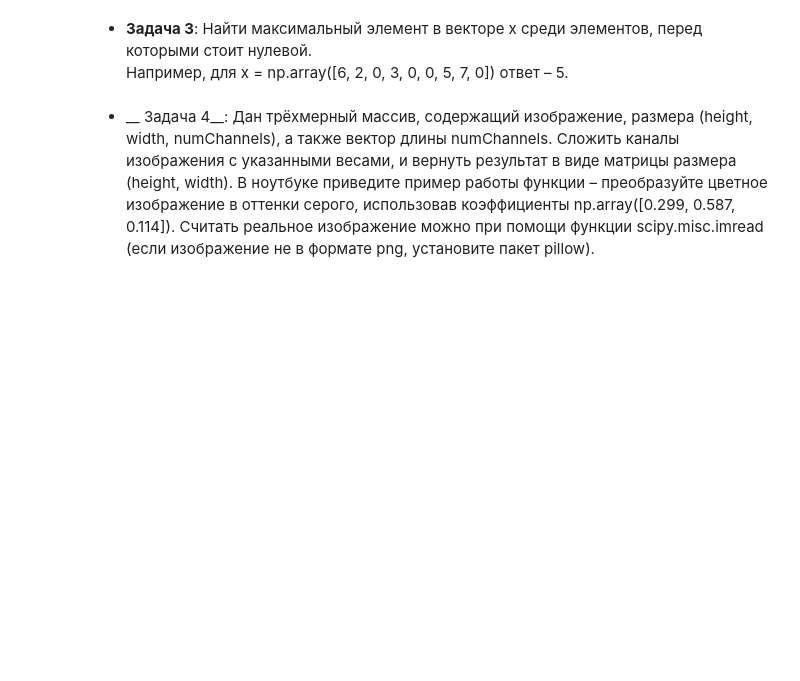
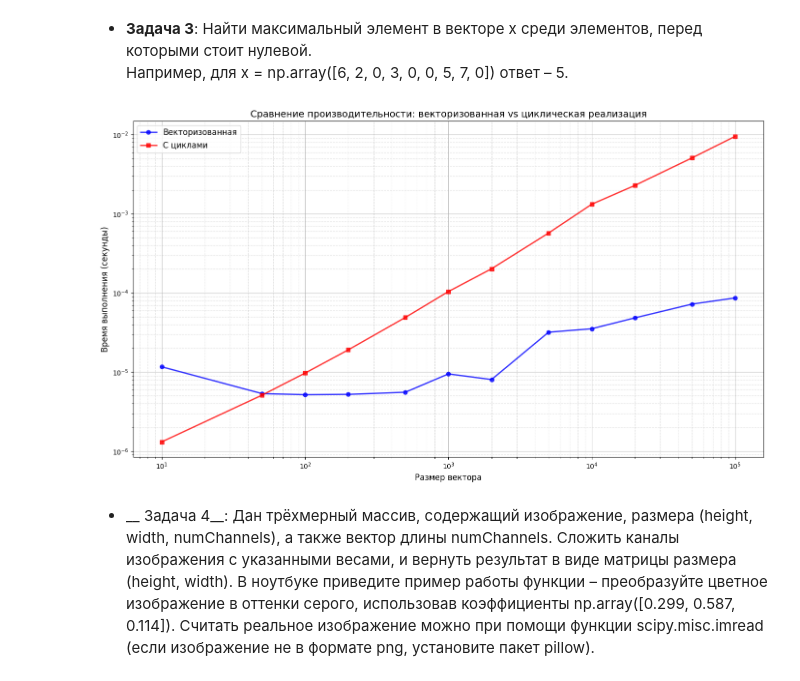
Before and after one commit to nordcross/V-ml-11--, a Jupyter notebook: task1_numpy_practive.ipynb, the cells around one changed output. Cells and saved outputs as stored; diff of their text form; code cells hidden in the pictures; blank space fills up the shorter version.

```diff
--- a/task1_numpy_practive.ipynb
+++ b/task1_numpy_practive.ipynb
@@ -273,3 +271,94 @@ plt.show()
+# %%
+def max_after_zero(x):
+    n = x.size()
+    mx = 0
+    flag = 0
+    for i in range(1,n):
+        if (x[i - 1] == 0 and flag == 0):
+            mx = x[i]
+        if(x[i - 1] == 0 and mx < x[i]):
+            mx = x[i]
+    return mx
+# %%
+def max_after_zero_vector(x):
+    mask = np.append([False], x[:-1] == 0)
+    elements = x[mask]
+    if elements.size > 0:
+        max_element = np.max(elements)
+    else:
+        max_element = None
+    return max_element
+# %%
+import numpy as np
+import matplotlib.pyplot as plt
+import time
+
+def max_after_zero(x):
+    n = x.size
+    mx = None
+    for i in range(1, n):
+        if x[i - 1] == 0:
+            if mx is None:
+                mx = x[i]
+            elif x[i] > mx:
+                mx = x[i]
+    return mx
+
+def max_after_zero_vector(x):
+    mask = np.append([False], x[:-1] == 0)
+    elements = x[mask]
+    if elements.size > 0:
+        max_element = np.max(elements)
+    else:
+        max_element = None
+    return max_element
+
+
+def measure_time(func, x, repetitions=10):
+    start_time = time.time()
+    for _ in range(repetitions):
+        result = func(x)
+    end_time = time.time()
+    return (end_time - start_time) / repetitions, result
+
+sizes = [10, 50, 100, 200, 500, 1000, 2000, 5000, 10000, 20000, 50000, 100000]
+times_vectorized = []
+times_cyclic = []
+
+
+for size in sizes:
+    x = np.random.randint(-size//2, size//2, size)
+    zero_indices = np.random.choice(size, size=min(size//10, 1000), replace=False)
+    x[zero_indices] = 0
+    time_vec, result_vec = measure_time(max_after_zero_vector, x)
+    times_vectorized.append(time_vec)
+    time_cyc, result_cyc = measure_time(max_after_zero, x)
+    times_cyclic.append(time_cyc)
+
+
+plt.figure(figsize=(14, 8))
+
+plt.plot(sizes, times_vectorized, 'o-', label='Векторизованная', linewidth=2, markersize=6, alpha=0.8, color='blue')
+plt.plot(sizes, times_cyclic, 's-', label='С циклами', linewidth=2, markersize=6, alpha=0.8, color='red')
+
+plt.xlabel('Размер вектора', fontsize=12)
+plt.ylabel('Время выполнения (секунды)', fontsize=12)
+plt.title('Сравнение производительности: векторизованная vs циклическая реализация', fontsize=14)
+plt.legend(fontsize=12)
+plt.grid(True, alpha=0.3)
+plt.yscale('log')
+plt.xscale('log')
+
+# Добавляем сетку
+plt.minorticks_on()
+plt.grid(True, which='major', linestyle='-', alpha=0.7)
+plt.grid(True, which='minor', linestyle='--', alpha=0.4)
+
+
+plt.tight_layout()
+plt.show()
+# %% [output]
+[figure, added]
 # %% [markdown]
 
 
```
Also changed, not shown: parts of 15 cells of this notebook.
